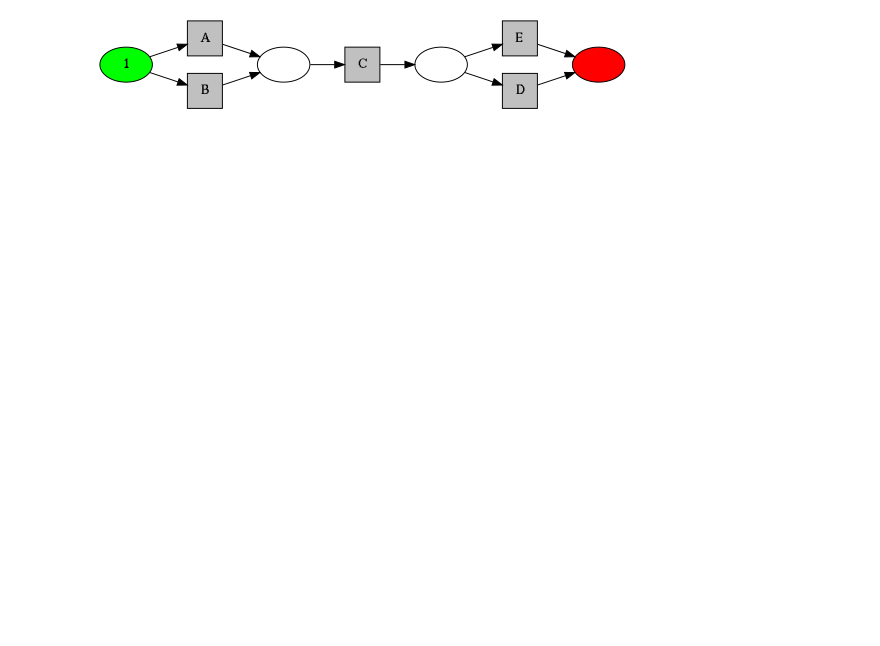
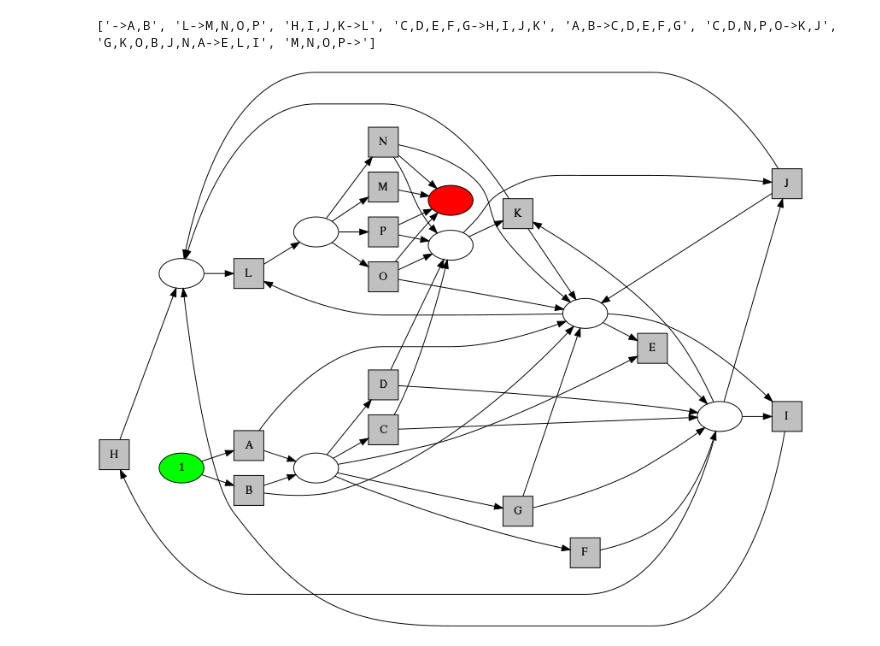
Before and after one commit to joLahann/fastpm, a Jupyter notebook: nbs/07_fastpm_petrigenerator.ipynb, the cells around one changed output. Drawn from its saved outputs; the diff is of its cells as text; code cells hidden in the pictures; blank space fills up the shorter version.

```diff
--- a/nbs/07_fastpm_petrigenerator.ipynb
+++ b/nbs/07_fastpm_petrigenerator.ipynb
@@ -125,8 +125,11 @@ def get_random_simple_grammar(n, l, hn=0.1, rec=0.1, drec=0.1, c=0.1, max_in_lay
 
     return grammar
 # %%
-rsg = get_random_simple_grammar(5, 3, hn=0.1, rec=0.05, drec=0.15, c=0.7, max_in_layer=None)
+rsg = get_random_simple_grammar(16, 5, hn=0.1, rec=0.05, drec=0.01, c=0.4, max_in_layer=None)
+#rsg = nets[3]
+print(rsg)
 pn = PetriNet.from_simple_grammar(rsg)
 display(pn.view())
 # %% [output]
+['->A,B', 'L->M,N,O,P', 'H,I,J,K->L', 'C,D,E,F,G->H,I,J,K', 'A,B->C,D,E,F,G', 'C,D,N,P,O->K,J', 'G,K,O,B,J,N,A->E,L,I', 'M,N,O,P->']
-[figure, old version]
+[figure, new version]
```
Also changed, not shown: 5 other files.
